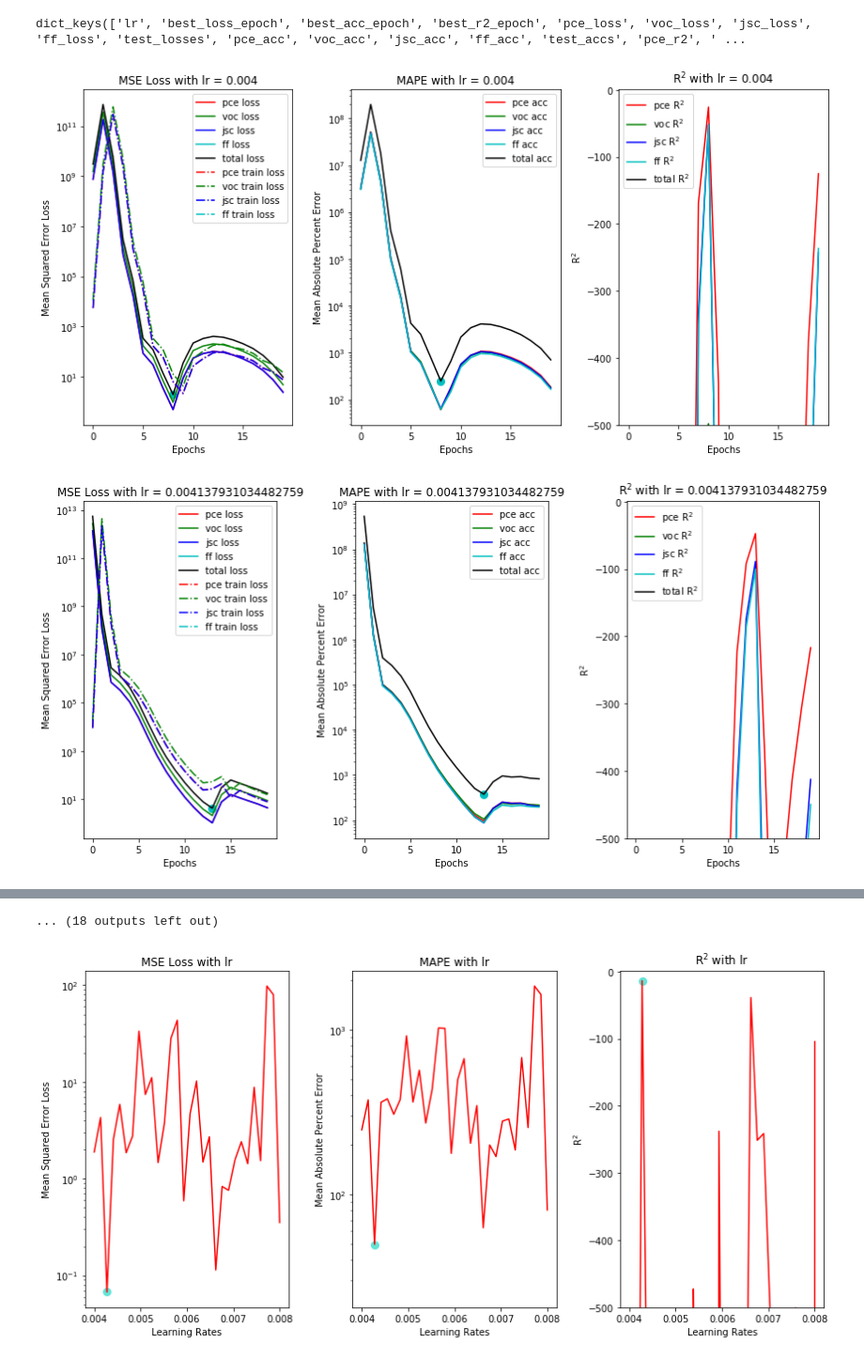
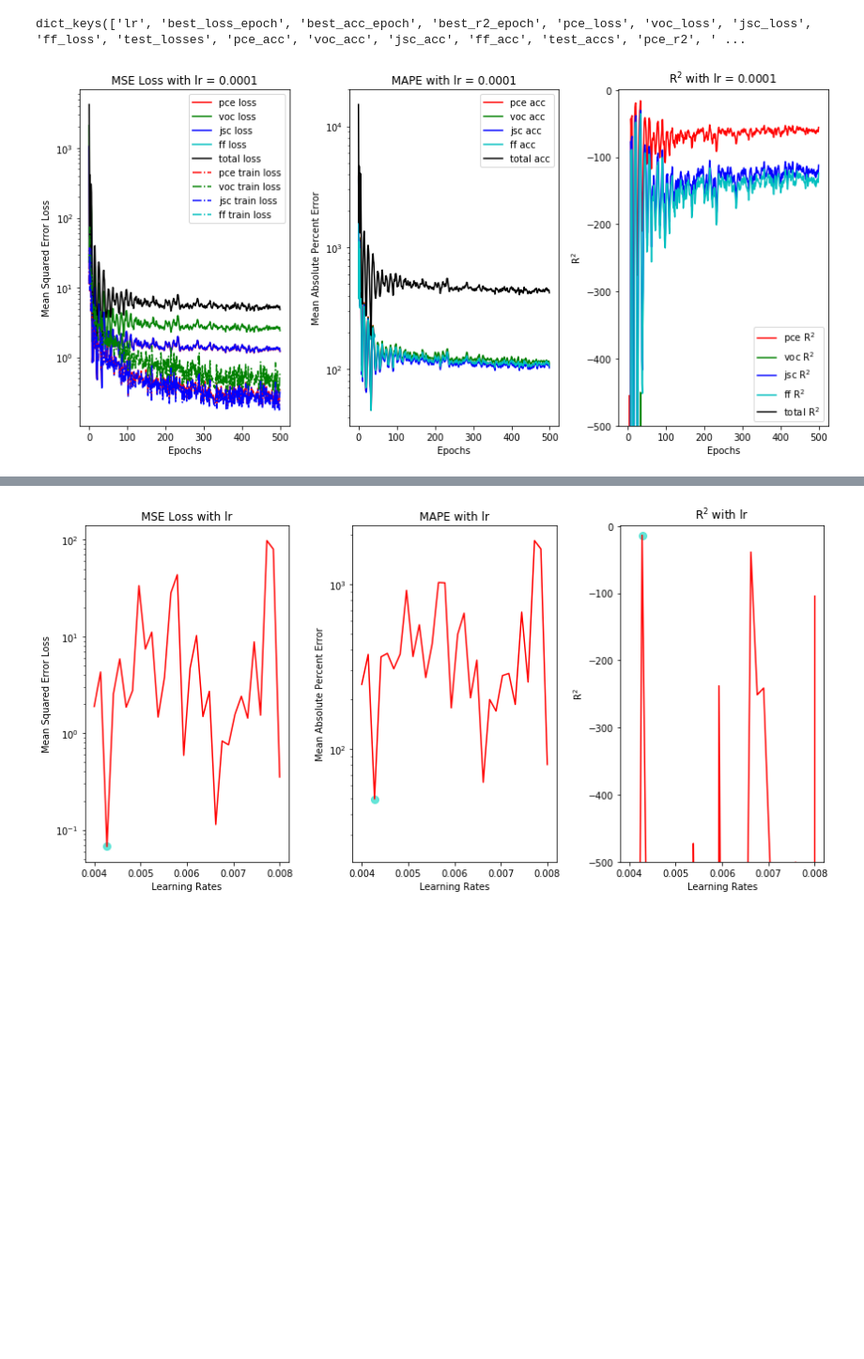
Before and after one commit to wesleyktatum/py-conjugated, a Jupyter notebook: ipynb/Networks/OPVNN3_HPO.ipynb, the cells around one changed output, grey strips where cells are left out. Shown at 94% size. Cells and saved outputs as stored; diff of their text form; code cells hidden in the pictures; blank space fills up the shorter version.

```diff
--- a/ipynb/Networks/OPVNN3_HPO.ipynb
+++ b/ipynb/Networks/OPVNN3_HPO.ipynb
@@ -17,10 +17,10 @@ import model_testing as test
 import physically_informed_loss_functions as pilf
 import network_utils as nuts
 # %%
-with open('./json/20200805_OPVNN3_hpo_results-r1.json') as json_file:
+with open('./json/20200805_OPVNN3_lr1e-4_ep500.json') as json_file:
     data = json.load(json_file)
 
-data['0'].keys()
+# data.keys()
 # %% [output]
 dict_keys(['lr', 'best_loss_epoch', 'best_acc_epoch', 'best_r2_epoch', 'pce_loss', 'voc_loss', 'jsc_loss', 'ff_loss', 'test_losses', 'pce_acc', 'voc_acc', 'jsc_acc', 'ff_acc', 'test_accs', 'pce_r2', ' ...
 # %%
@@ -99,8 +99,7 @@ def plot_fit_results(fit_dict):
     plt.tight_layout()
     plt.show()
 # %%
-for key, fit_dict in data.items():
-    plot_fit_results(fit_dict)
+# for key, fit_dict in data.items():
+plot_fit_results(data)
 # %% [output]
-[figure, old version]
+[figure, new version]
-[figure, removed]
@@ -117,4 +106,3 @@ for key, fit_dict in data.items():
-... (18 outputs left out)
 # %%
 %autoreload
 nuts.plot_best_fit_lrs(data)
```
Also changed, not shown: parts of 1 cell of this notebook, 17 other files.
